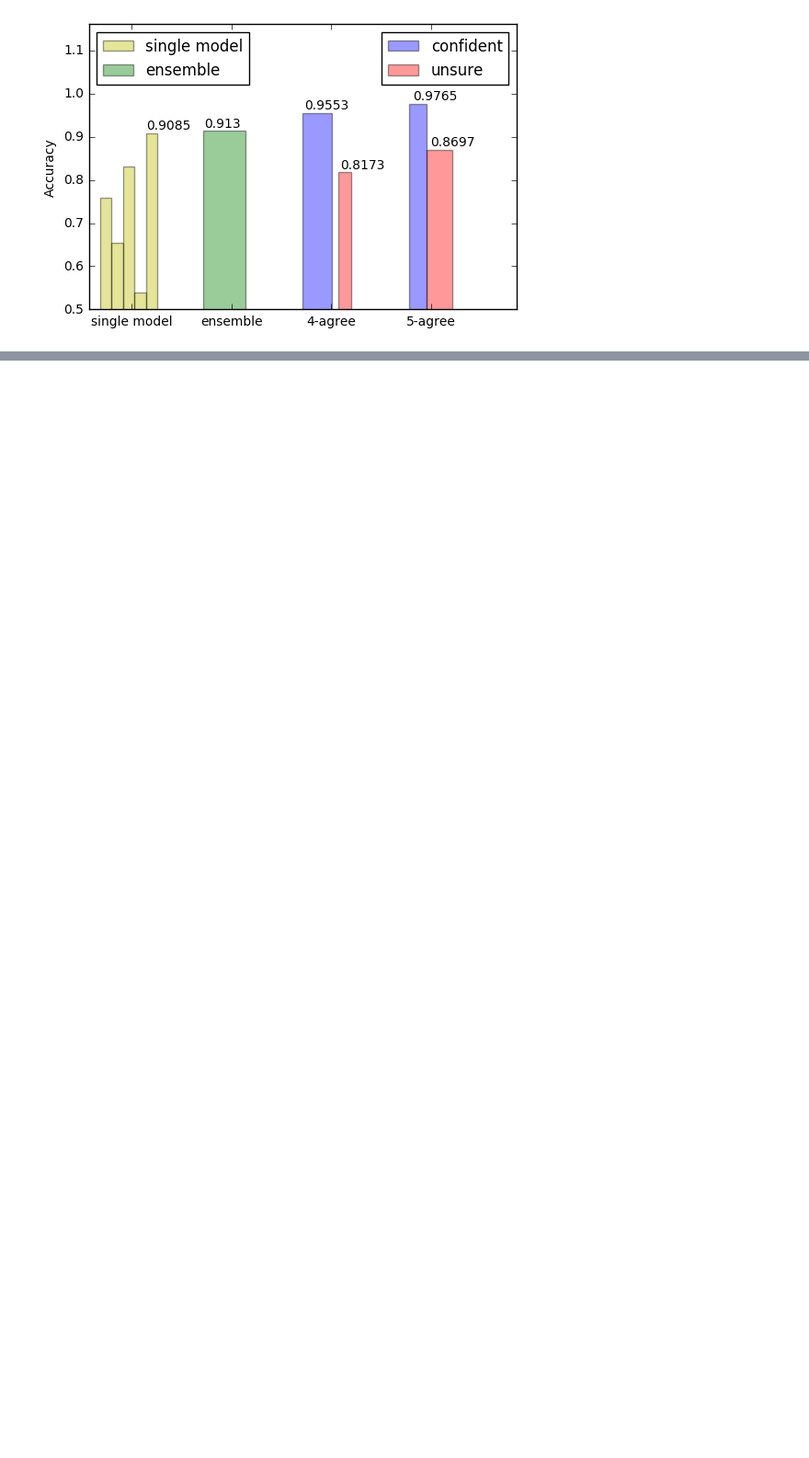
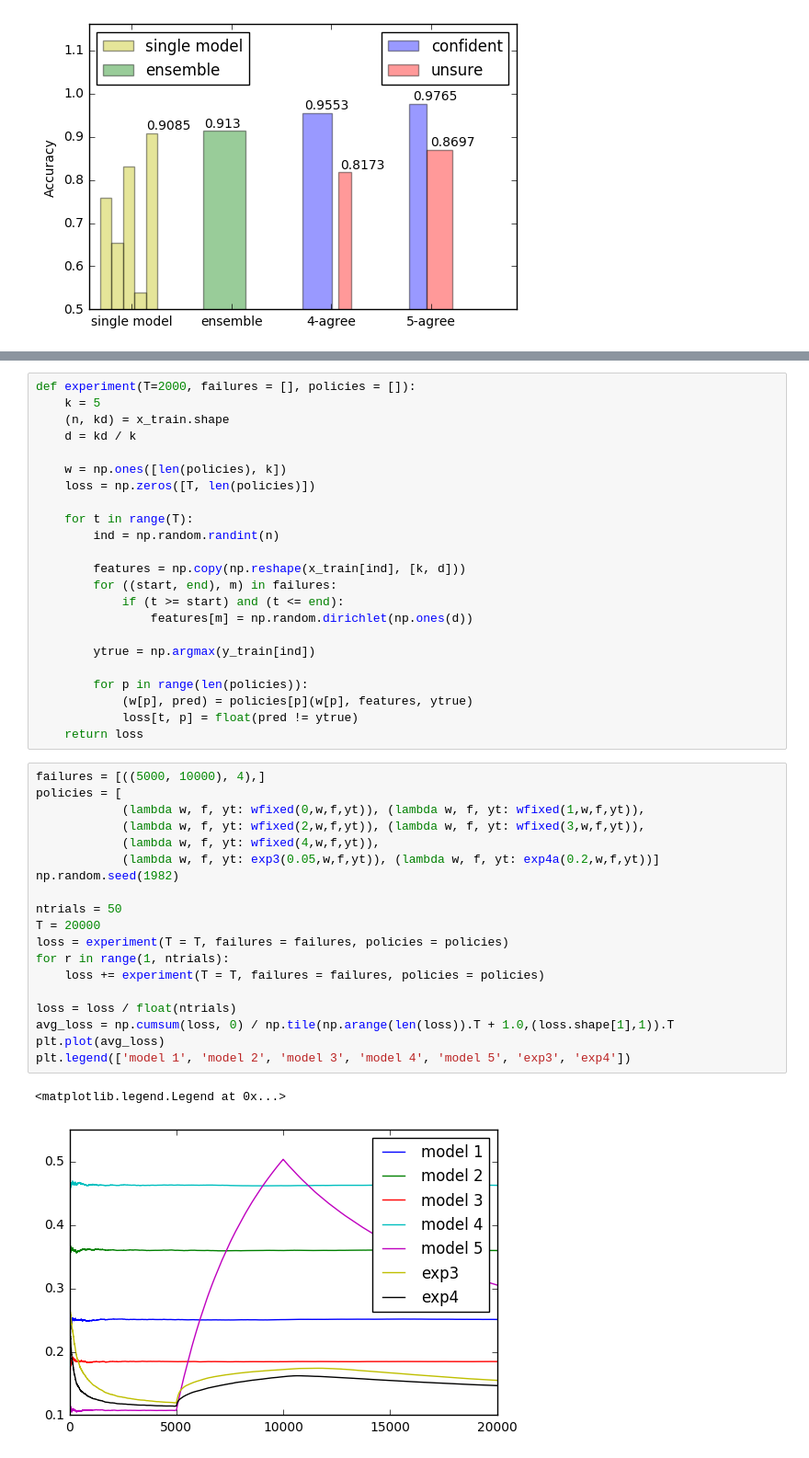
Before and after one commit to dcrankshaw/clipper-plots, a Jupyter notebook: single-model-selection/cifar-ensemble-study.ipynb, the cells around one changed output, grey strips where cells are left out. Shown: that part at 92% size. Drawn from its saved outputs; the diff is of its cells as text; blank space fills up the shorter version.

```diff
--- a/single-model-selection/cifar-ensemble-study.ipynb
+++ b/single-model-selection/cifar-ensemble-study.ipynb
@@ -236,0 +305,45 @@ plt.savefig('ensemble_confidence_plot.pdf')
+# %%
+def experiment(T=2000, failures = [], policies = []):
+    k = 5
+    (n, kd) = x_train.shape
+    d = kd / k
+
+    w = np.ones([len(policies), k])
+    loss = np.zeros([T, len(policies)])
+
+    for t in range(T):
+        ind = np.random.randint(n)
+
+        features = np.copy(np.reshape(x_train[ind], [k, d]))
+        for ((start, end), m) in failures:
+            if (t >= start) and (t <= end):
+                features[m] = np.random.dirichlet(np.ones(d))
+
+        ytrue = np.argmax(y_train[ind])
+
+        for p in range(len(policies)):
+            (w[p], pred) = policies[p](w[p], features, ytrue)
+            loss[t, p] = float(pred != ytrue)
+    return loss
+# %%
+failures = [((5000, 10000), 4),]
+policies = [
+            (lambda w, f, yt: wfixed(0,w,f,yt)), (lambda w, f, yt: wfixed(1,w,f,yt)),
+            (lambda w, f, yt: wfixed(2,w,f,yt)), (lambda w, f, yt: wfixed(3,w,f,yt)),
+            (lambda w, f, yt: wfixed(4,w,f,yt)),
+            (lambda w, f, yt: exp3(0.05,w,f,yt)), (lambda w, f, yt: exp4a(0.2,w,f,yt))]
+np.random.seed(1982)
+
+ntrials = 50
+T = 20000
+loss = experiment(T = T, failures = failures, policies = policies)
+for r in range(1, ntrials):
+    loss += experiment(T = T, failures = failures, policies = policies)
+
+loss = loss / float(ntrials)
+avg_loss = np.cumsum(loss, 0) / np.tile(np.arange(len(loss)).T + 1.0,(loss.shape[1],1)).T
+plt.plot(avg_loss)
+plt.legend(['model 1', 'model 2', 'model 3', 'model 4', 'model 5', 'exp3', 'exp4'])
+# %% [output]
+<matplotlib.legend.Legend at 0x...>
+[figure, added]
```
Also changed, not shown: parts of 7 cells of this notebook, 1 other file.
